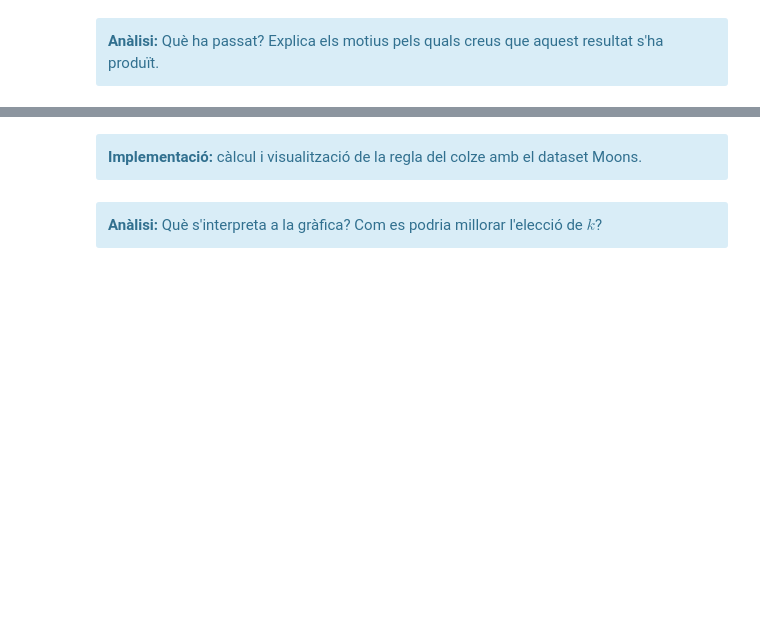
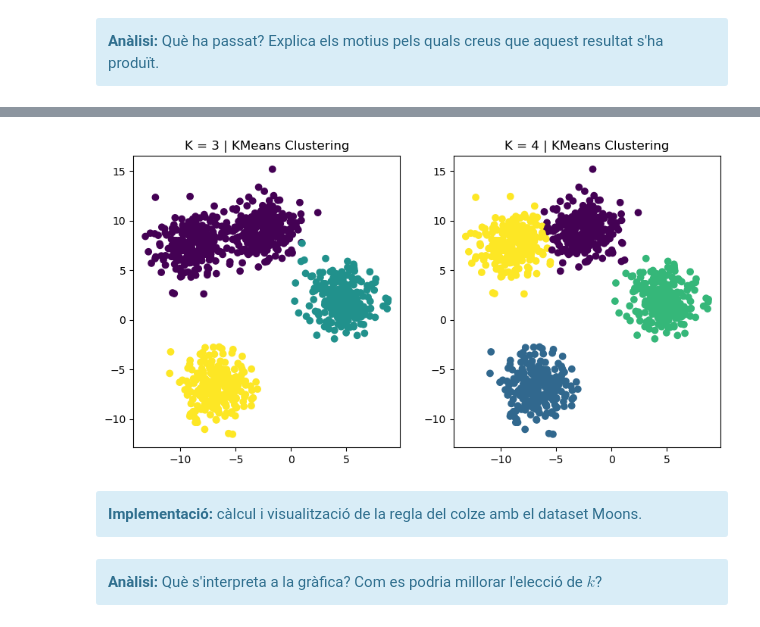
Before and after one commit to xaviermaltas/advancedDataMiningModels, a Jupyter notebook: PAC2/20222_M2.955_PAC2-Enunciat.ipynb, the cells around one changed output, grey strips where cells are left out. Saved outputs shown, nothing was run; the diff lists cells and outputs as text; code cells hidden in the pictures; blank space fills up the shorter version.

```diff
--- a/PAC2/20222_M2.955_PAC2-Enunciat.ipynb
+++ b/PAC2/20222_M2.955_PAC2-Enunciat.ipynb
@@ -120,3 +184,30 @@ Què ha passat? Explica els motius pels quals creus que aquest resultat s'ha pro
+# %%
+
+import matplotlib.pyplot as plt
+
+# Create the figure and axes objects
+fig, (ax1, ax2) = plt.subplots(nrows=1, ncols=2, figsize=(10, 5))
+
+#K=3
+# fit final model with chosen number of clusters
+kmeans = KMeans(n_clusters=3, init='k-means++', max_iter=1000, random_state=42)
+y_pred = kmeans.fit_predict(X)
+# plot clusters
+ax1.scatter(X[:, 0], X[:, 1], c=y_pred)
+ax1.set_title('K = 3 | KMeans Clustering')
+
+#K=4
+# fit final model with chosen number of clusters
+kmeans = KMeans(n_clusters=4, init='k-means++', max_iter=1000, random_state=42)
+y_pred = kmeans.fit_predict(X)
+# plot clusters
+ax2.scatter(X[:, 0], X[:, 1], c=y_pred)
+ax2.set_title('K = 4 | KMeans Clustering')
+
+# Show the plot
+plt.show()
+# %% [output]
+[figure, added]
 # %%
 X, y = X_moons, y_moons
 # %% [markdown]
```
Also changed, not shown: parts of 5 cells of this notebook.
